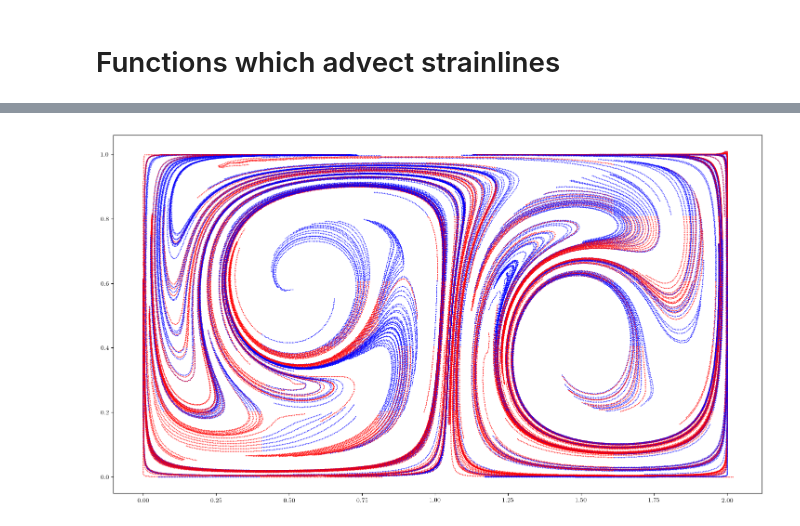
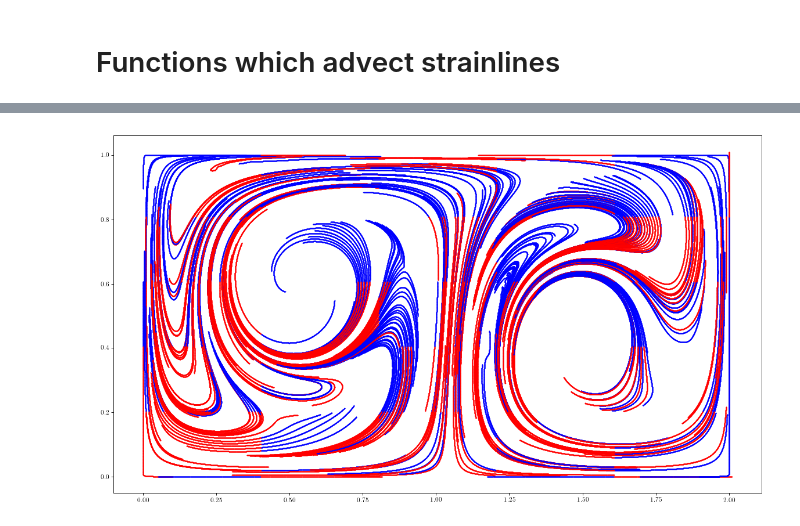
Before and after one commit to arnemagnus/physics_project, a Jupyter notebook: notebooks/doublegyre/linear_special_variational_lcs.ipynb, the cells around one changed output, grey strips where cells are left out. Saved outputs shown, nothing was run; the diff lists cells and outputs as text; code cells hidden in the pictures.

```diff
--- a/notebooks/doublegyre/linear_special_variational_lcs.ipynb
+++ b/notebooks/doublegyre/linear_special_variational_lcs.ipynb
@@ -747,10 +746,10 @@ array([[ 0.19025421,  0.19058407,  0.19095477,  0.19058407,  0.19025421],
 # %%
-plt.figure()
+plt.figure(dpi=80,facecolor='w',edgecolor='k')
 for strainline in strainlines:
     plt.scatter(strainline.pos[0,:strainline.startpoint_index],strainline.pos[1,:strainline.startpoint_index],c='b',s=1,marker='.')
     plt.scatter(strainline.pos[0,strainline.startpoint_index:],strainline.pos[1,strainline.startpoint_index:],c='r',s=1,marker='.')
 # %% [output]
-[figure, old version]
+[figure, new version]
 # %%
 def foo():
     strainlines = []
```
Also changed, not shown: parts of 31 cells of this notebook, 1 other file.
